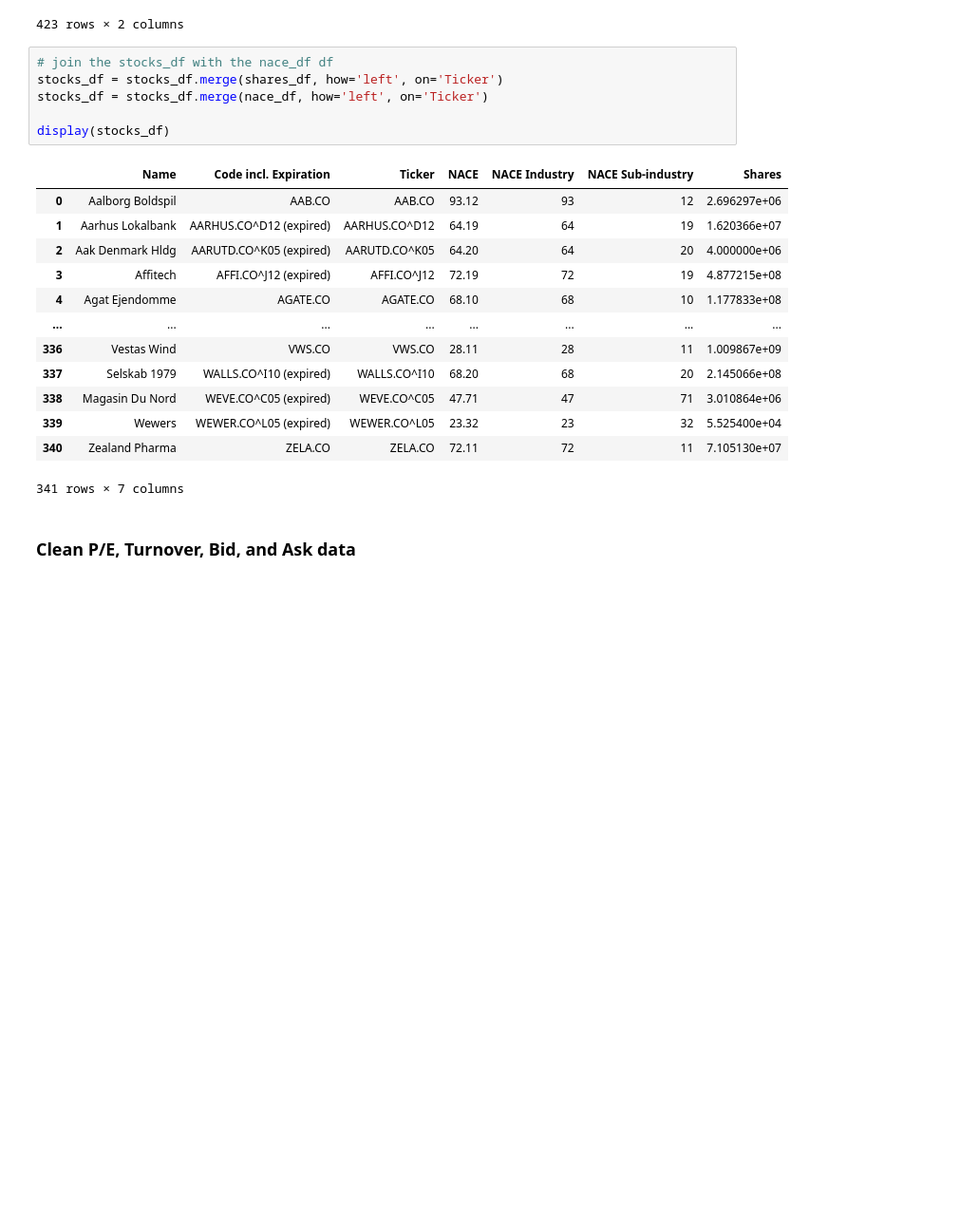
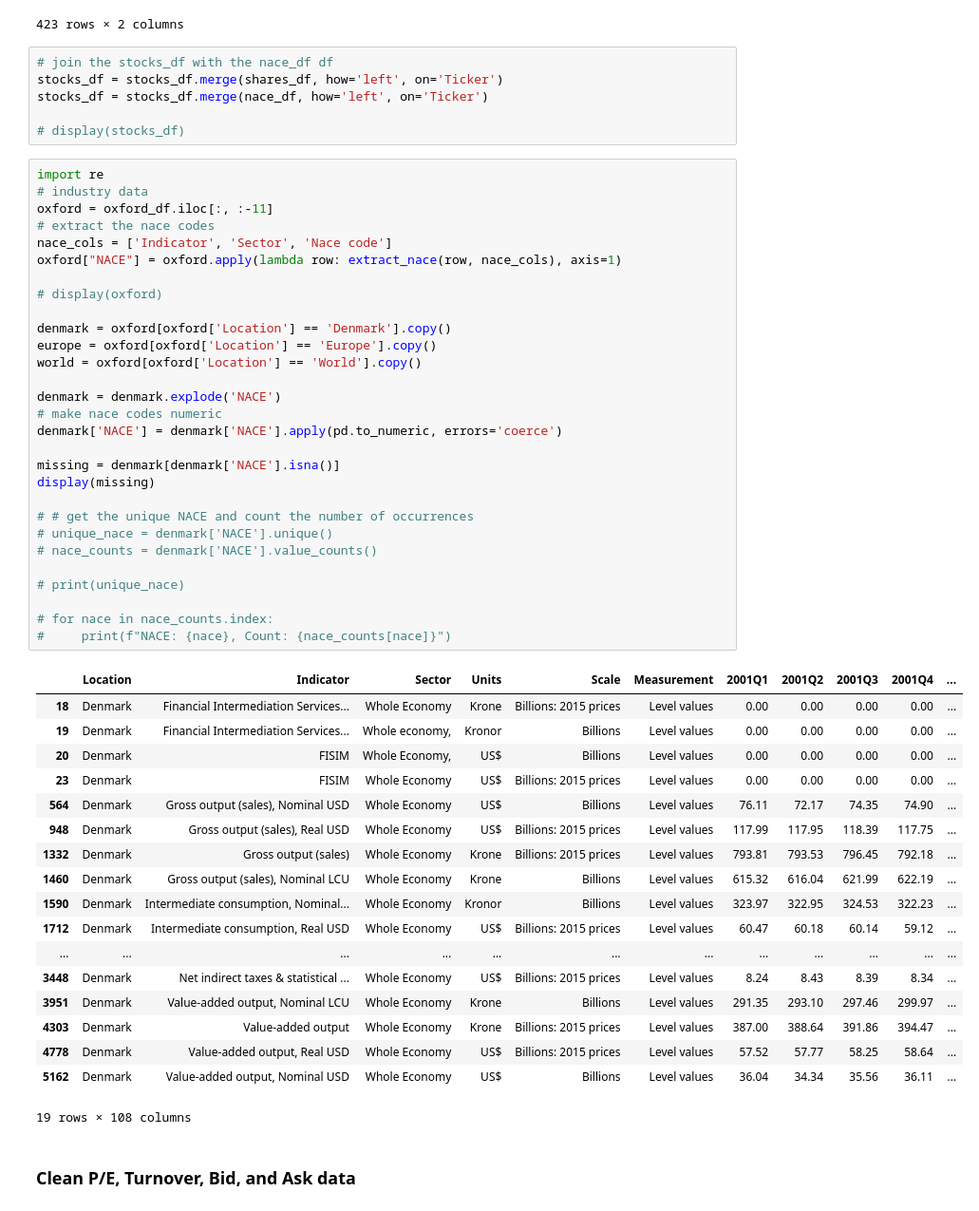
Before and after one commit to johanoelgaard/MastersThesis, a Jupyter notebook: eikon.ipynb, the cells around one changed output. Shown at 95% size. Drawn from its saved outputs; the diff is of its cells as text; blank space fills up the shorter version.

Commit message:
Working on cleaning up the oxford data

```diff
--- a/eikon.ipynb
+++ b/eikon.ipynb
@@ -128,21 +131,55 @@ display(shares_df)
 stocks_df = stocks_df.merge(shares_df, how='left', on='Ticker')
 stocks_df = stocks_df.merge(nace_df, how='left', on='Ticker')
 
-display(stocks_df)
+# display(stocks_df)
-# %% [output]
-|  | Name | Code incl. Expiration | Ticker | NACE | NACE Industry | NACE Sub-industry | Shares |
-| 0 | Aalborg Boldspil | AAB.CO | AAB.CO | 93.12 | 93 | 12 | 2.696297e+06 |
-| 1 | Aarhus Lokalbank | AARHUS.CO^D12 (expired) | AARHUS.CO^D12 | 64.19 | 64 | 19 | 1.620366e+07 |
-| 2 | Aak Denmark Hldg | AARUTD.CO^K05 (expired) | AARUTD.CO^K05 | 64.20 | 64 | 20 | 4.000000e+06 |
-| 3 | Affitech | AFFI.CO^J12 (expired) | AFFI.CO^J12 | 72.19 | 72 | 19 | 4.877215e+08 |
-| 4 | Agat Ejendomme | AGATE.CO | AGATE.CO | 68.10 | 68 | 10 | 1.177833e+08 |
-| ... | ... | ... | ... | ... | ... | ... | ... |
-| 336 | Vestas Wind | VWS.CO | VWS.CO | 28.11 | 28 | 11 | 1.009867e+09 |
-| 337 | Selskab 1979 | WALLS.CO^I10 (expired) | WALLS.CO^I10 | 68.20 | 68 | 20 | 2.145066e+08 |
-| 338 | Magasin Du Nord | WEVE.CO^C05 (expired) | WEVE.CO^C05 | 47.71 | 47 | 71 | 3.010864e+06 |
-| 339 | Wewers | WEWER.CO^L05 (expired) | WEWER.CO^L05 | 23.32 | 23 | 32 | 5.525400e+04 |
-| 340 | Zealand Pharma | ZELA.CO | ZELA.CO | 72.11 | 72 | 11 | 7.105130e+07 |
-341 rows × 7 columns
+# %%
+import re
+# industry data
+oxford = oxford_df.iloc[:, :-11]
+# extract the nace codes
+nace_cols = ['Indicator', 'Sector', 'Nace code']
+oxford["NACE"] = oxford.apply(lambda row: extract_nace(row, nace_cols), axis=1)
+
+# display(oxford)
+
+denmark = oxford[oxford['Location'] == 'Denmark'].copy()
+europe = oxford[oxford['Location'] == 'Europe'].copy()
+world = oxford[oxford['Location'] == 'World'].copy()
+
+denmark = denmark.explode('NACE')
+# make nace codes numeric
+denmark['NACE'] = denmark['NACE'].apply(pd.to_numeric, errors='coerce')
+
+missing = denmark[denmark['NACE'].isna()]
+display(missing)
+
+# # get the unique NACE and count the number of occurrences
+# unique_nace = denmark['NACE'].unique()
+# nace_counts = denmark['NACE'].value_counts()
+
+# print(unique_nace)
+
+# for nace in nace_counts.index:
+#     print(f"NACE: {nace}, Count: {nace_counts[nace]}")
+# %% [output]
+|  | Location | Indicator | Sector | Units | Scale | Measurement | 2001Q1 | 2001Q2 | 2001Q3 | 2001Q4 | ... |
+| 18 | Denmark | Financial Intermediation Services... | Whole Economy | Krone | Billions: 2015 prices | Level values | 0.00 | 0.00 | 0.00 | 0.00 | ... |
+| 19 | Denmark | Financial Intermediation Services... | Whole economy, | Kronor | Billions | Level values | 0.00 | 0.00 | 0.00 | 0.00 | ... |
+| 20 | Denmark | FISIM | Whole Economy, | US$ | Billions | Level values | 0.00 | 0.00 | 0.00 | 0.00 | ... |
+| 23 | Denmark | FISIM | Whole Economy | US$ | Billions: 2015 prices | Level values | 0.00 | 0.00 | 0.00 | 0.00 | ... |
+| 564 | Denmark | Gross output (sales), Nominal USD | Whole Economy | US$ | Billions | Level values | 76.11 | 72.17 | 74.35 | 74.90 | ... |
+| 948 | Denmark | Gross output (sales), Real USD | Whole Economy | US$ | Billions: 2015 prices | Level values | 117.99 | 117.95 | 118.39 | 117.75 | ... |
+| 1332 | Denmark | Gross output (sales) | Whole Economy | Krone | Billions: 2015 prices | Level values | 793.81 | 793.53 | 796.45 | 792.18 | ... |
+| 1460 | Denmark | Gross output (sales), Nominal LCU | Whole Economy | Krone | Billions | Level values | 615.32 | 616.04 | 621.99 | 622.19 | ... |
+| 1590 | Denmark | Intermediate consumption, Nominal... | Whole Economy | Kronor | Billions | Level values | 323.97 | 322.95 | 324.53 | 322.23 | ... |
+| 1712 | Denmark | Intermediate consumption, Real USD | Whole Economy | US$ | Billions: 2015 prices | Level values | 60.47 | 60.18 | 60.14 | 59.12 | ... |
+| ... | ... | ... | ... | ... | ... | ... | ... | ... | ... | ... | ... |
+| 3448 | Denmark | Net indirect taxes & statistical ... | Whole Economy | US$ | Billions: 2015 prices | Level values | 8.24 | 8.43 | 8.39 | 8.34 | ... |
+| 3951 | Denmark | Value-added output, Nominal LCU | Whole Economy | Krone | Billions | Level values | 291.35 | 293.10 | 297.46 | 299.97 | ... |
+| 4303 | Denmark | Value-added output | Whole Economy | Krone | Billions: 2015 prices | Level values | 387.00 | 388.64 | 391.86 | 394.47 | ... |
+| 4778 | Denmark | Value-added output, Real USD | Whole Economy | US$ | Billions: 2015 prices | Level values | 57.52 | 57.77 | 58.25 | 58.64 | ... |
+| 5162 | Denmark | Value-added output, Nominal USD | Whole Economy | US$ | Billions | Level values | 36.04 | 34.34 | 35.56 | 36.11 | ... |
+19 rows × 108 columns
 # %% [markdown]
 ### Clean P/E, Turnover, Bid, and Ask data
 # %%
```
Also changed, not shown: parts of 1 cell of this notebook, 1 other file.
